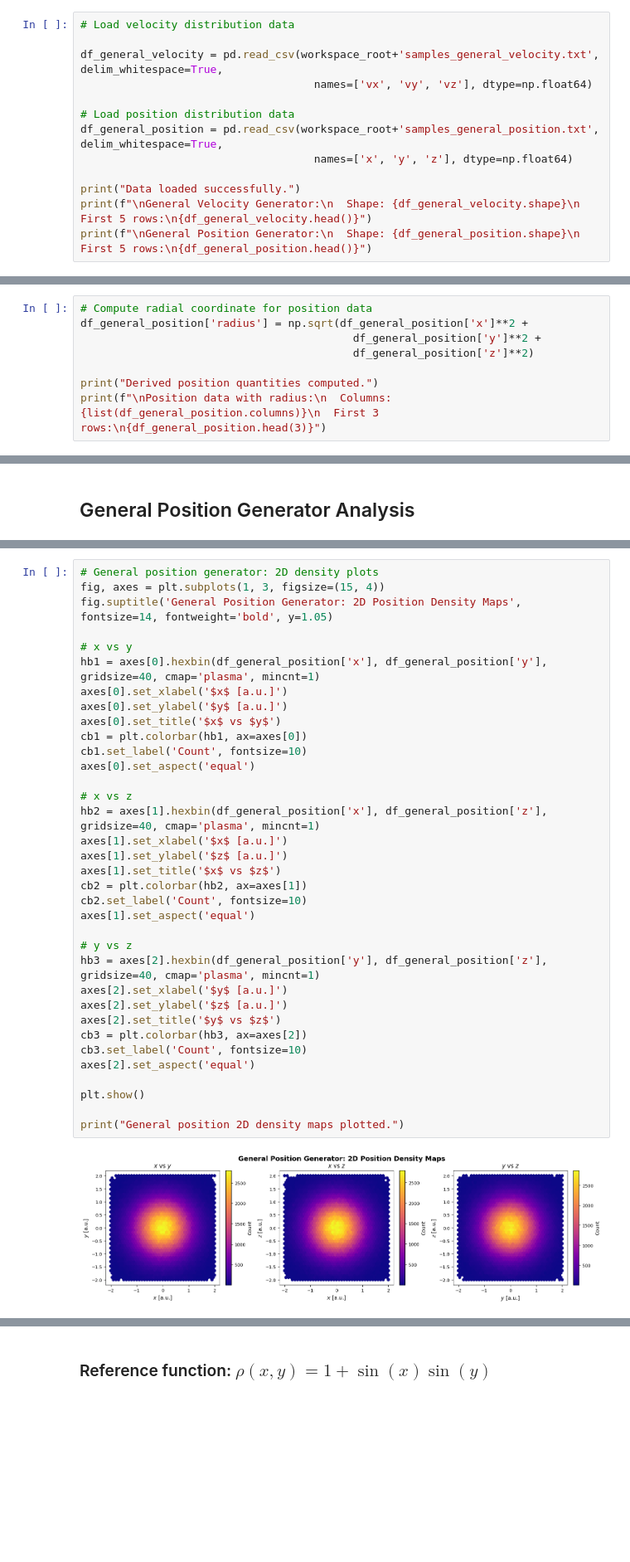
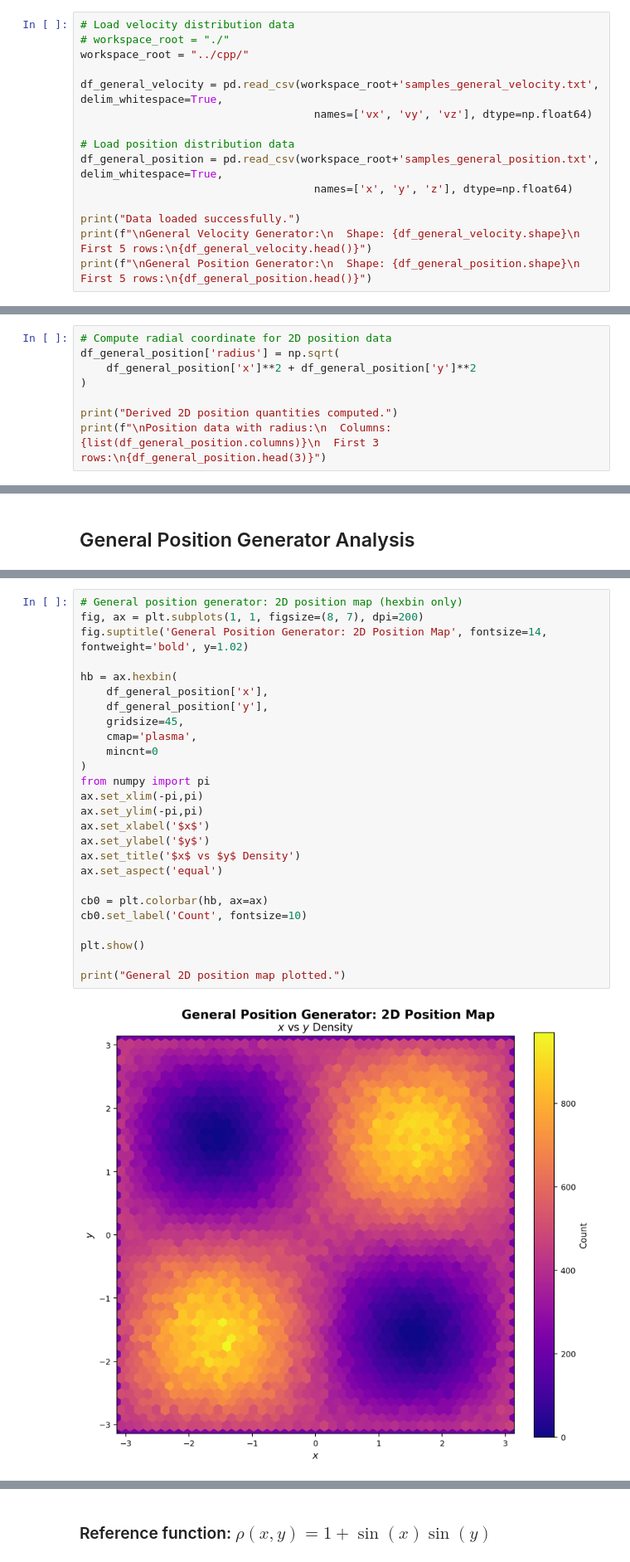
Before and after one commit to KehengZhu/bi-kappa-distribution-sampling, a Jupyter notebook: python/visualize_samples.ipynb, the cells around one changed output, grey strips where cells are left out. Shown at 83% size. Saved outputs shown, nothing was run; the diff lists cells and outputs as text; blank space fills up the shorter version.

```diff
--- a/python/visualize_samples.ipynb
+++ b/python/visualize_samples.ipynb
@@ -30,6 +28,8 @@ workspace_root = "./"
 Libraries imported successfully.
 # %%
 # Load velocity distribution data
+# workspace_root = "./"
+workspace_root = "../cpp/"
 
 df_general_velocity = pd.read_csv(workspace_root+'samples_general_velocity.txt', delim_whitespace=True,
                                     names=['vx', 'vy', 'vz'], dtype=np.float64)
@@ -82,11 +82,11 @@ Derived velocity quantities computed.
 # %% [markdown]
 ## Compute Derived Quantities for Position Dataset
 # %%
-# Compute radial coordinate for position data
-df_general_position['radius'] = np.sqrt(df_general_position['x']**2 +
-                                          df_general_position['y']**2 +
-                                          df_general_position['z']**2)
+# Compute radial coordinate for 2D position data
+df_general_position['radius'] = np.sqrt(
+    df_general_position['x']**2 + df_general_position['y']**2
+)
 
-print("Derived position quantities computed.")
+print("Derived 2D position quantities computed.")
 print(f"\nPosition data with radius:\n  Columns: {list(df_general_position.columns)}\n  First 3 rows:\n{df_general_position.head(3)}")
 # %% [output]
@@ -225,37 +217,28 @@ General position histograms plotted.
 # %%
-# General position generator: 2D density plots
-fig, axes = plt.subplots(1, 3, figsize=(15, 4))
-fig.suptitle('General Position Generator: 2D Position Density Maps', fontsize=14, fontweight='bold', y=1.05)
+# General position generator: 2D position map (hexbin only)
+fig, ax = plt.subplots(1, 1, figsize=(8, 7), dpi=200)
+fig.suptitle('General Position Generator: 2D Position Map', fontsize=14, fontweight='bold', y=1.02)
 
-# x vs y
-hb1 = axes[0].hexbin(df_general_position['x'], df_general_position['y'], gridsize=40, cmap='plasma', mincnt=1)
-axes[0].set_xlabel('$x$ [a.u.]')
-axes[0].set_ylabel('$y$ [a.u.]')
-axes[0].set_title('$x$ vs $y$')
-cb1 = plt.colorbar(hb1, ax=axes[0])
-cb1.set_label('Count', fontsize=10)
-axes[0].set_aspect('equal')
+hb = ax.hexbin(
+    df_general_position['x'],
+    df_general_position['y'],
+    gridsize=45,
+    cmap='plasma',
+    mincnt=0
+)
+from numpy import pi
+ax.set_xlim(-pi,pi)
+ax.set_ylim(-pi,pi)
+ax.set_xlabel('$x$')
+ax.set_ylabel('$y$')
+ax.set_title('$x$ vs $y$ Density')
+ax.set_aspect('equal')
 
-# x vs z
-hb2 = axes[1].hexbin(df_general_position['x'], df_general_position['z'], gridsize=40, cmap='plasma', mincnt=1)
-axes[1].set_xlabel('$x$ [a.u.]')
-axes[1].set_ylabel('$z$ [a.u.]')
-axes[1].set_title('$x$ vs $z$')
-cb2 = plt.colorbar(hb2, ax=axes[1])
-cb2.set_label('Count', fontsize=10)
-axes[1].set_aspect('equal')
-
-# y vs z
-hb3 = axes[2].hexbin(df_general_position['y'], df_general_position['z'], gridsize=40, cmap='plasma', mincnt=1)
-axes[2].set_xlabel('$y$ [a.u.]')
-axes[2].set_ylabel('$z$ [a.u.]')
-axes[2].set_title('$y$ vs $z$')
-cb3 = plt.colorbar(hb3, ax=axes[2])
-cb3.set_label('Count', fontsize=10)
-axes[2].set_aspect('equal')
+cb0 = plt.colorbar(hb, ax=ax)
+cb0.set_label('Count', fontsize=10)
 
 plt.show()
 
-print("General position 2D density maps plotted.")
+print("General 2D position map plotted.")
 # %% [output]
-[figure, old version]
+[figure, new version]
```
Also changed, not shown: parts of 13 cells of this notebook, 1 other file.
